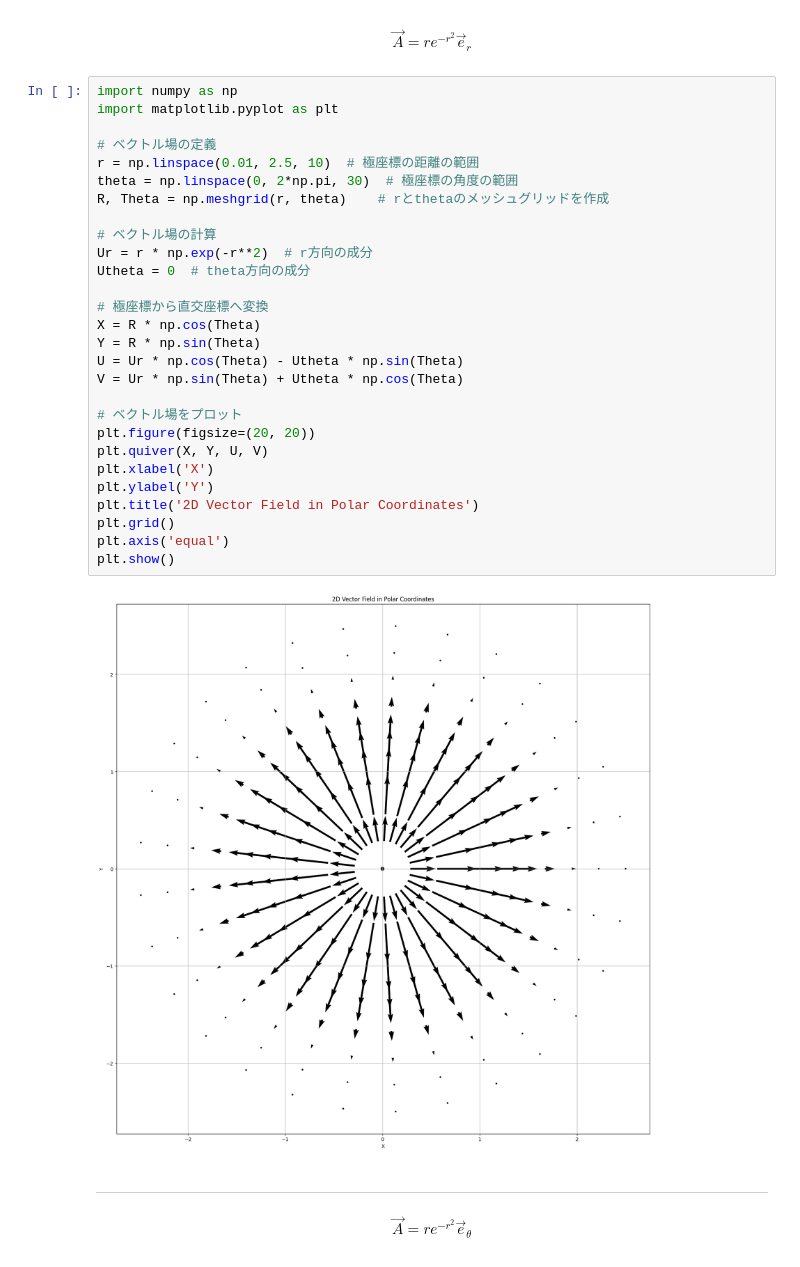
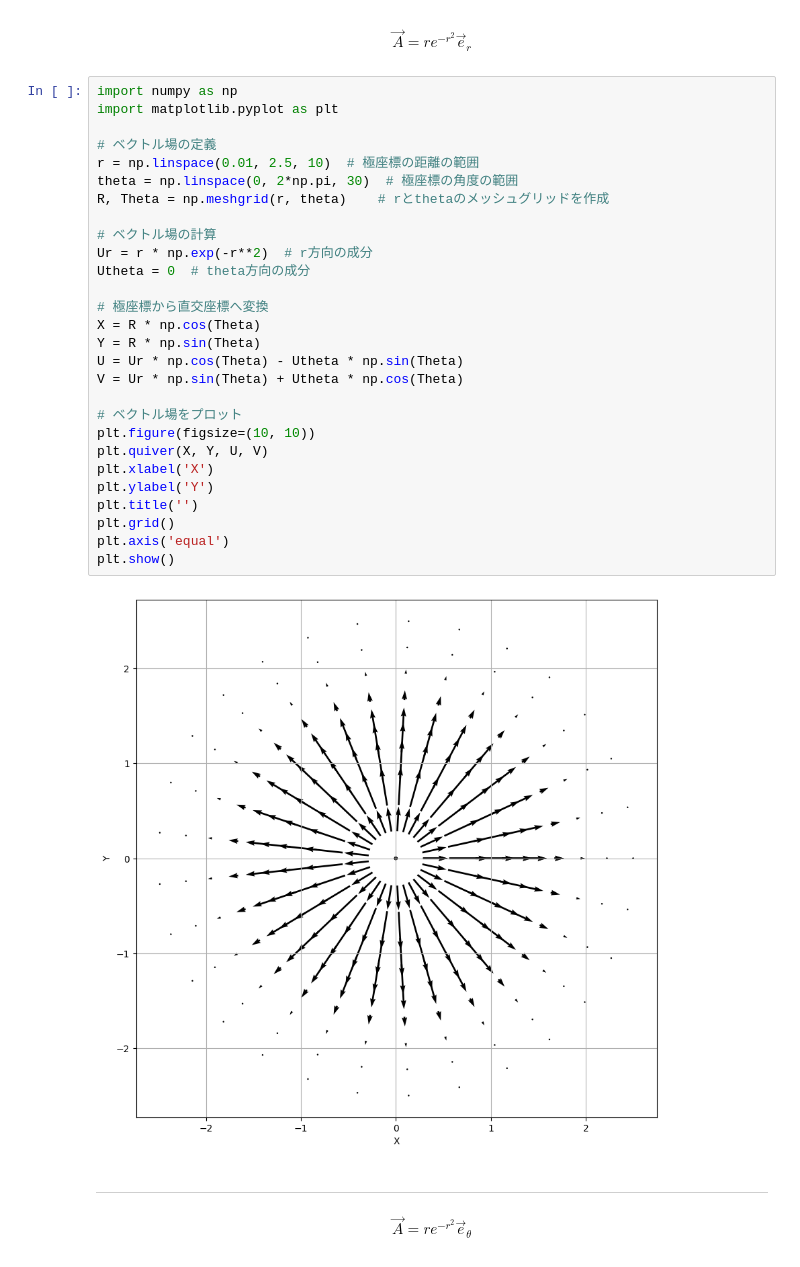
Before and after one commit to sk0ik/grad_div_rot, a Jupyter notebook: plot_vector.ipynb, the cells around one changed output. Saved outputs shown, nothing was run; the diff lists cells and outputs as text.

```diff
--- a/plot_vector.ipynb
+++ b/plot_vector.ipynb
@@ -5,33 +5,33 @@ $$
 # %%
 import numpy as np
 import matplotlib.pyplot as plt
 
 # ベクトル場の定義
 r = np.linspace(0.01, 2.5, 10)  # 極座標の距離の範囲
 theta = np.linspace(0, 2*np.pi, 30)  # 極座標の角度の範囲
 R, Theta = np.meshgrid(r, theta)    # rとthetaのメッシュグリッドを作成
 
 # ベクトル場の計算
 Ur = r * np.exp(-r**2)  # r方向の成分
 Utheta = 0  # theta方向の成分
 
 # 極座標から直交座標へ変換
 X = R * np.cos(Theta)
 Y = R * np.sin(Theta)
 U = Ur * np.cos(Theta) - Utheta * np.sin(Theta)
 V = Ur * np.sin(Theta) + Utheta * np.cos(Theta)
 
 # ベクトル場をプロット
-plt.figure(figsize=(20, 20))
+plt.figure(figsize=(10, 10))
 plt.quiver(X, Y, U, V)
 plt.xlabel('X')
 plt.ylabel('Y')
-plt.title('2D Vector Field in Polar Coordinates')
+plt.title('')
 plt.grid()
 plt.axis('equal')
 plt.show()
 # %% [output]
-[figure, old version]
+[figure, new version]
 # %% [markdown]
 ---
 
```
